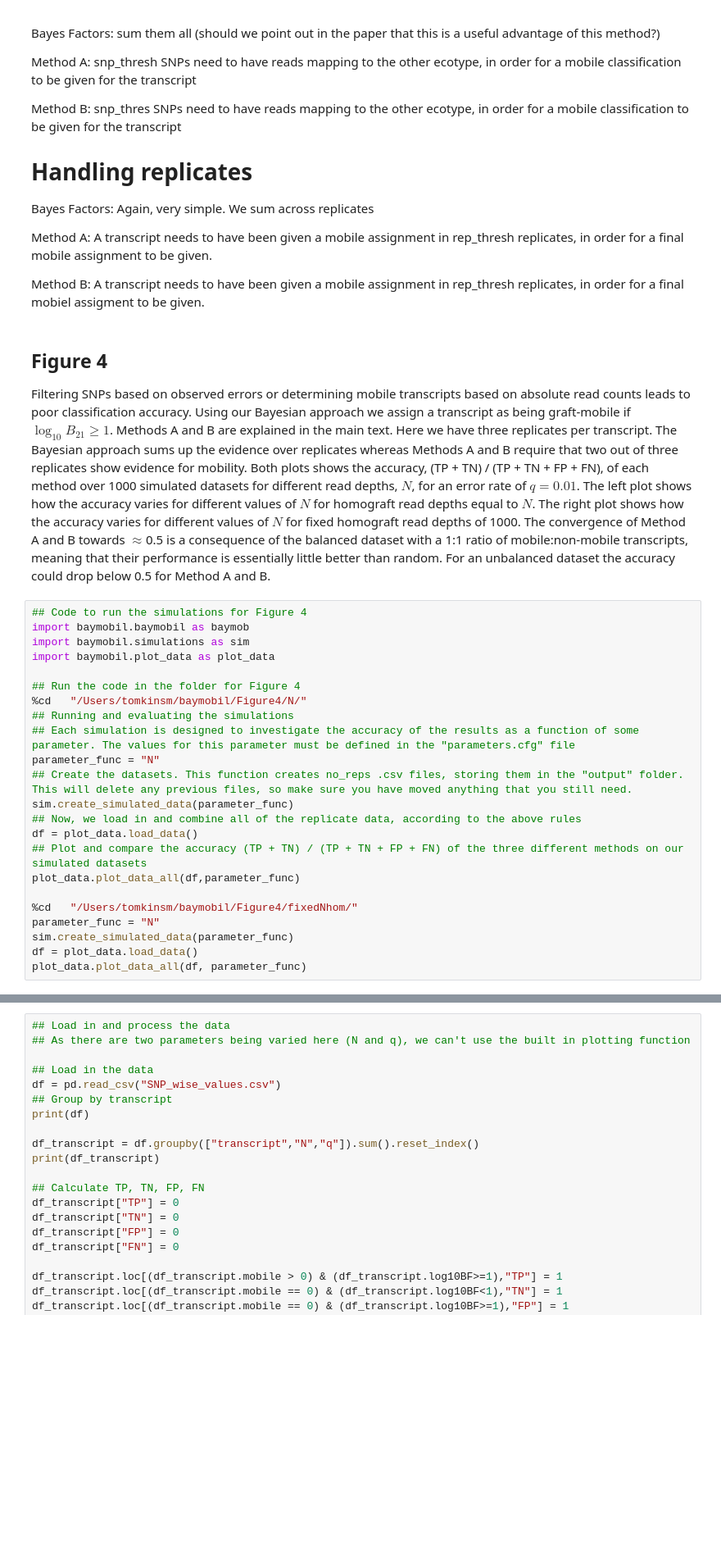
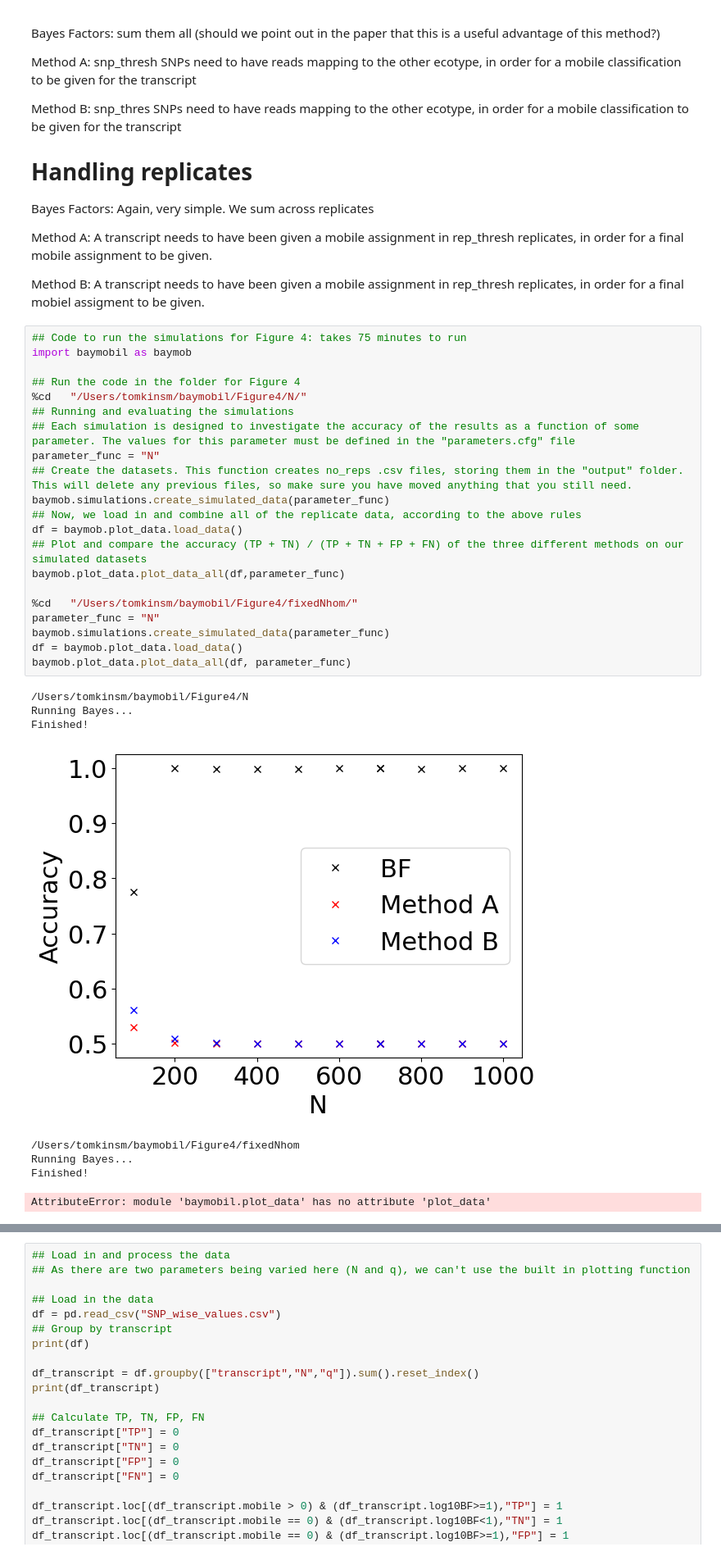
Before and after one commit to mtomtom/baymobil, a Jupyter notebook: create_figures.ipynb, the cells around one changed output, grey strips where cells are left out. Shown: that part at 82% size. Saved outputs shown, nothing was run; the diff lists cells and outputs as text; blank space fills up the shorter version.

```diff
--- a/create_figures.ipynb
+++ b/create_figures.ipynb
@@ -26,32 +26,35 @@ Bayes Factors: Again, very simple. We sum across replicates
 Method A: A transcript needs to have been given a mobile assignment in rep_thresh replicates, in order for a final mobile assignment to be given.
 
 Method B: A transcript needs to have been given a mobile assignment in rep_thresh replicates, in order for a final mobiel assigment to be given.
-# %% [markdown]
-## Figure 4
-
- Filtering SNPs based on observed errors or determining mobile transcripts based on absolute read counts leads to poor classification accuracy. Using our Bayesian approach we assign a transcript as being graft-mobile if $\log_{10} B_{21} \ge 1$. Methods A and B are explained in the main text. Here we have three replicates per transcript. The Bayesian approach sums up the evidence over replicates whereas Methods A and B require that two out of three replicates show evidence for mobility. Both plots shows the accuracy, (TP + TN) / (TP + TN + FP + FN), of each method over 1000 simulated datasets for different read depths, $N$, for an error rate of $q=0.01$. The left plot shows how the accuracy varies for different values of $N$ for homograft read depths equal to $N$. The right plot shows how the accuracy varies for different values of $N$ for fixed homograft read depths of 1000. The convergence of Method A and B towards $\approx$0.5 is a consequence of the balanced dataset with a 1:1 ratio of mobile:non-mobile transcripts, meaning that their performance is essentially little better than random. For an unbalanced dataset the accuracy could drop below 0.5 for Method A and B.
 # %%
-## Code to run the simulations for Figure 4
-import baymobil.baymobil as baymob
-import baymobil.simulations as sim
-import baymobil.plot_data as plot_data
+## Code to run the simulations for Figure 4: takes 75 minutes to run
+import baymobil as baymob
 
 ## Run the code in the folder for Figure 4
 %cd   "/Users/tomkinsm/baymobil/Figure4/N/"
 ## Running and evaluating the simulations
 ## Each simulation is designed to investigate the accuracy of the results as a function of some parameter. The values for this parameter must be defined in the "parameters.cfg" file
 parameter_func = "N"
 ## Create the datasets. This function creates no_reps .csv files, storing them in the "output" folder. This will delete any previous files, so make sure you have moved anything that you still need.
-sim.create_simulated_data(parameter_func)
+baymob.simulations.create_simulated_data(parameter_func)
 ## Now, we load in and combine all of the replicate data, according to the above rules
-df = plot_data.load_data()
+df = baymob.plot_data.load_data()
 ## Plot and compare the accuracy (TP + TN) / (TP + TN + FP + FN) of the three different methods on our simulated datasets
-plot_data.plot_data_all(df,parameter_func)
+baymob.plot_data.plot_data_all(df,parameter_func)
 
 %cd   "/Users/tomkinsm/baymobil/Figure4/fixedNhom/"
 parameter_func = "N"
-sim.create_simulated_data(parameter_func)
-df = plot_data.load_data()
-plot_data.plot_data_all(df, parameter_func)
+baymob.simulations.create_simulated_data(parameter_func)
+df = baymob.plot_data.load_data()
+baymob.plot_data.plot_data_all(df, parameter_func)
+# %% [output]
+/Users/tomkinsm/baymobil/Figure4/N
+Running Bayes...
+Finished!
+[figure, added]
+/Users/tomkinsm/baymobil/Figure4/fixedNhom
+Running Bayes...
+Finished!
+AttributeError: module 'baymobil.plot_data' has no attribute 'plot_data'
 # %%
 ## Code to run the simulations for Figure 5
```
Also changed, not shown: parts of 14 cells of this notebook, 18 other files.
